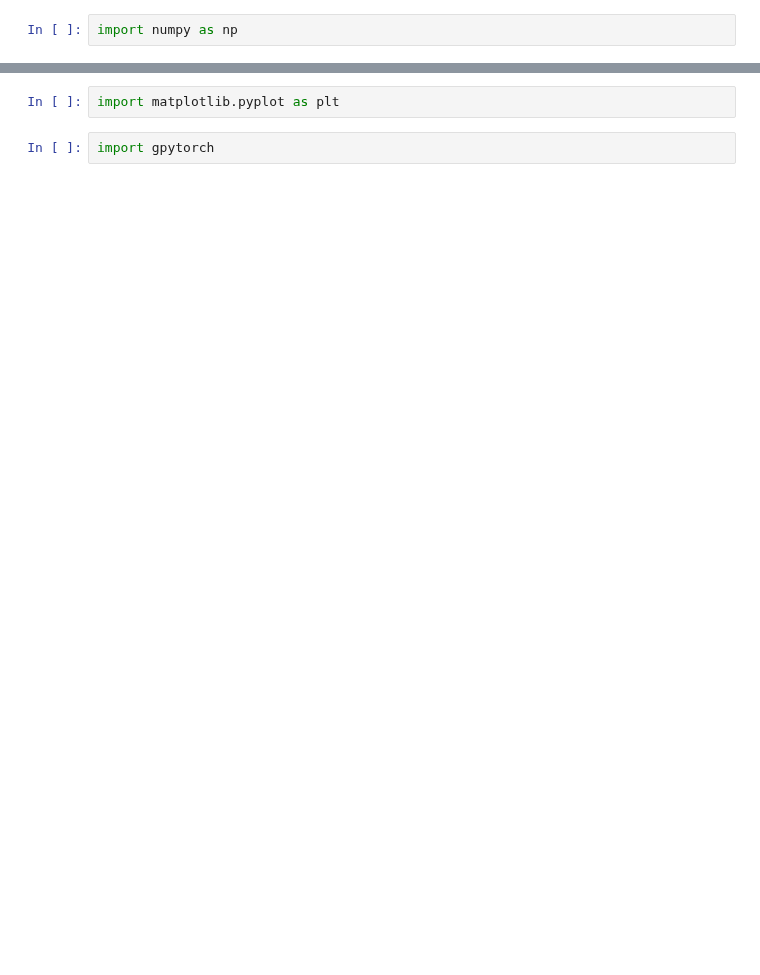
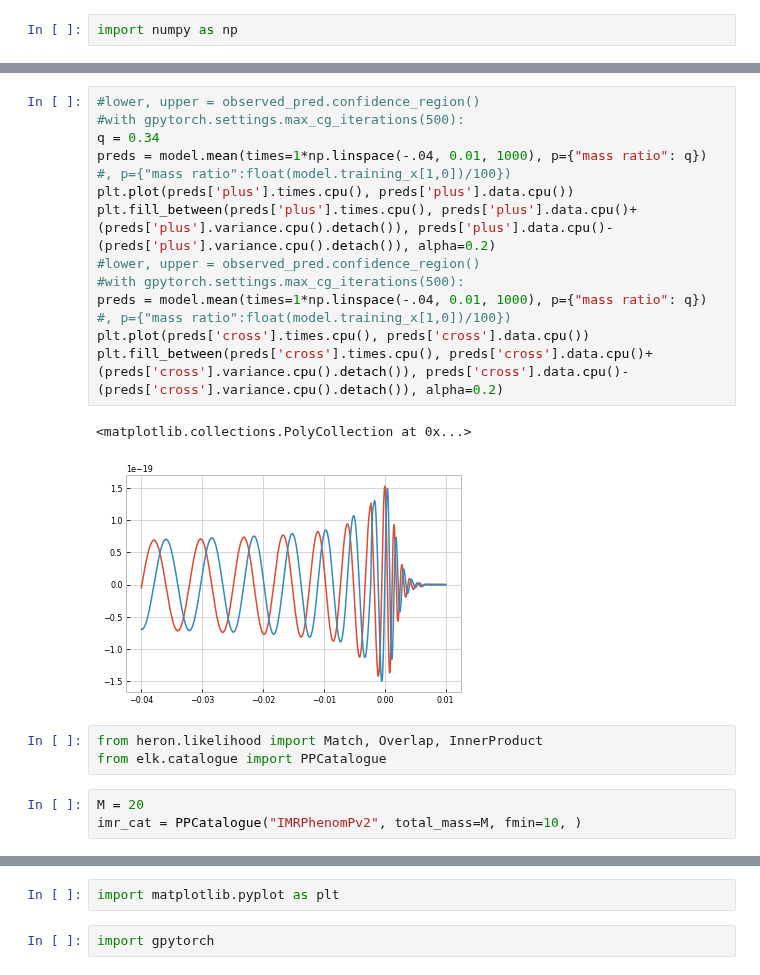
Before and after one commit to transientlunatic/heron, a Jupyter notebook: notebooks/new-data-interface/2. Training a model using the new data format.ipynb, the cells around one changed output, grey strips where cells are left out. Drawn from its saved outputs; the diff is of its cells as text; blank space fills up the shorter version.

```diff
--- a/notebooks/new-data-interface/2. Training a model using the new data format.ipynb
+++ b/notebooks/new-data-interface/2. Training a model using the new data format.ipynb
@@ -18,0 +35,21 @@ model.eval()
+# %%
+#lower, upper = observed_pred.confidence_region()
+#with gpytorch.settings.max_cg_iterations(500):
+q = 0.34
+preds = model.mean(times=1*np.linspace(-.04, 0.01, 1000), p={"mass ratio": q}) #, p={"mass ratio":float(model.training_x[1,0])/100})
+plt.plot(preds['plus'].times.cpu(), preds['plus'].data.cpu())
+plt.fill_between(preds['plus'].times.cpu(), preds['plus'].data.cpu()+(preds['plus'].variance.cpu().detach()), preds['plus'].data.cpu()-(preds['plus'].variance.cpu().detach()), alpha=0.2)
+#lower, upper = observed_pred.confidence_region()
+#with gpytorch.settings.max_cg_iterations(500):
+preds = model.mean(times=1*np.linspace(-.04, 0.01, 1000), p={"mass ratio": q}) #, p={"mass ratio":float(model.training_x[1,0])/100})
+plt.plot(preds['cross'].times.cpu(), preds['cross'].data.cpu())
+plt.fill_between(preds['cross'].times.cpu(), preds['cross'].data.cpu()+(preds['cross'].variance.cpu().detach()), preds['cross'].data.cpu()-(preds['cross'].variance.cpu().detach()), alpha=0.2)
+# %% [output]
+<matplotlib.collections.PolyCollection at 0x...>
+[figure, added]
+# %%
+from heron.likelihood import Match, Overlap, InnerProduct
+from elk.catalogue import PPCatalogue
+# %%
+M = 20
+imr_cat = PPCatalogue("IMRPhenomPv2", total_mass=M, fmin=10, )
```
Also changed, not shown: parts of 44 cells of this notebook, 8 other files.
